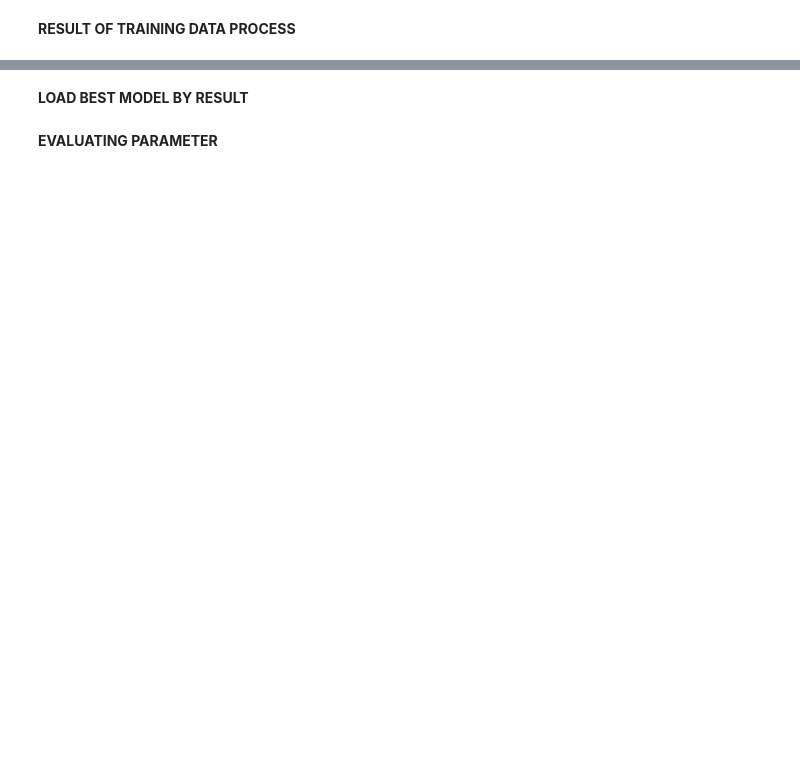
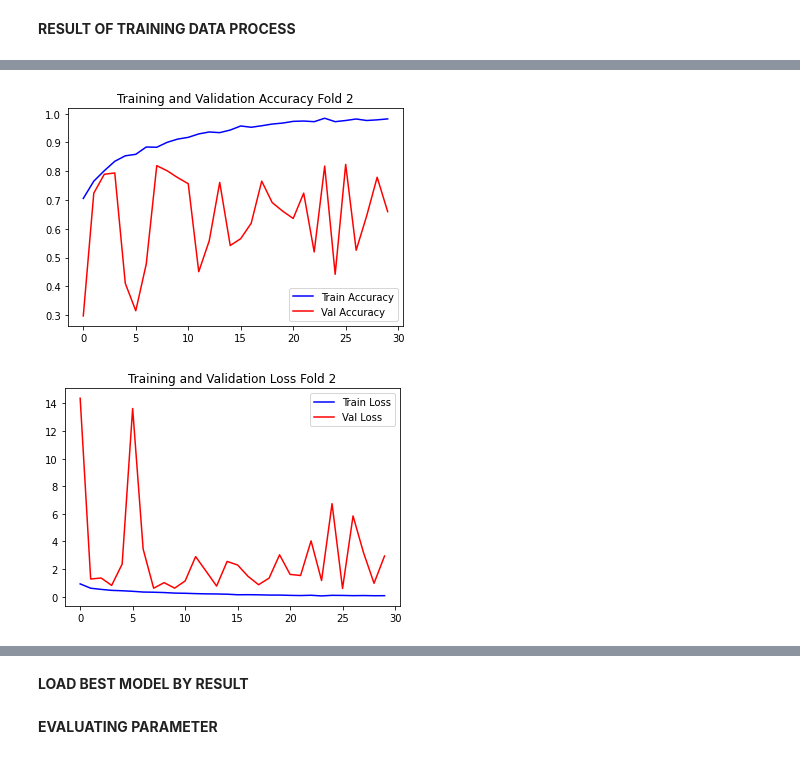
Before and after one commit to avishatr/TA, a Jupyter notebook: alexnet-corn-or-maize-disease-detectection.ipynb, the cells around one changed output, grey strips where cells are left out. Drawn from its saved outputs; the diff is of its cells as text; code cells hidden in the pictures; blank space fills up the shorter version.

```diff
--- a/alexnet-corn-or-maize-disease-detectection.ipynb
+++ b/alexnet-corn-or-maize-disease-detectection.ipynb
@@ -235,22 +284,25 @@ plt.show()
 # %%
 #FOLD 2
 #Train and validation accuracy
 plt.title('Training and Validation Accuracy Fold 2')
 plt.plot(model_history[1].history['accuracy'], label='Train Accuracy', color='blue', )
 plt.plot(model_history[1].history['val_accuracy'], label='Val Accuracy', color='red', )
 plt.legend()
 plt.savefig("Accuracy_fold 2.jpg")
 plt.show()
 
 plt.figure()
 
 #Train and validation loss
-plt.title('Training and Validation Accuracy Fold 2')
+plt.title('Training and Validation Loss Fold 2')
 plt.plot(model_history[1].history['loss'], label='Train Loss', color='blue', )
 plt.plot(model_history[1].history['val_loss'], label='Val Loss', color='red', )
 plt.legend()
 plt.savefig("Loss_fold 2.jpg")
 plt.show()
+# %% [output]
+[figure, added]
+[figure, added]
 # %%
 #FOLD 3
 #Train and validation accuracy
```
Also changed, not shown: parts of 17 cells of this notebook.
